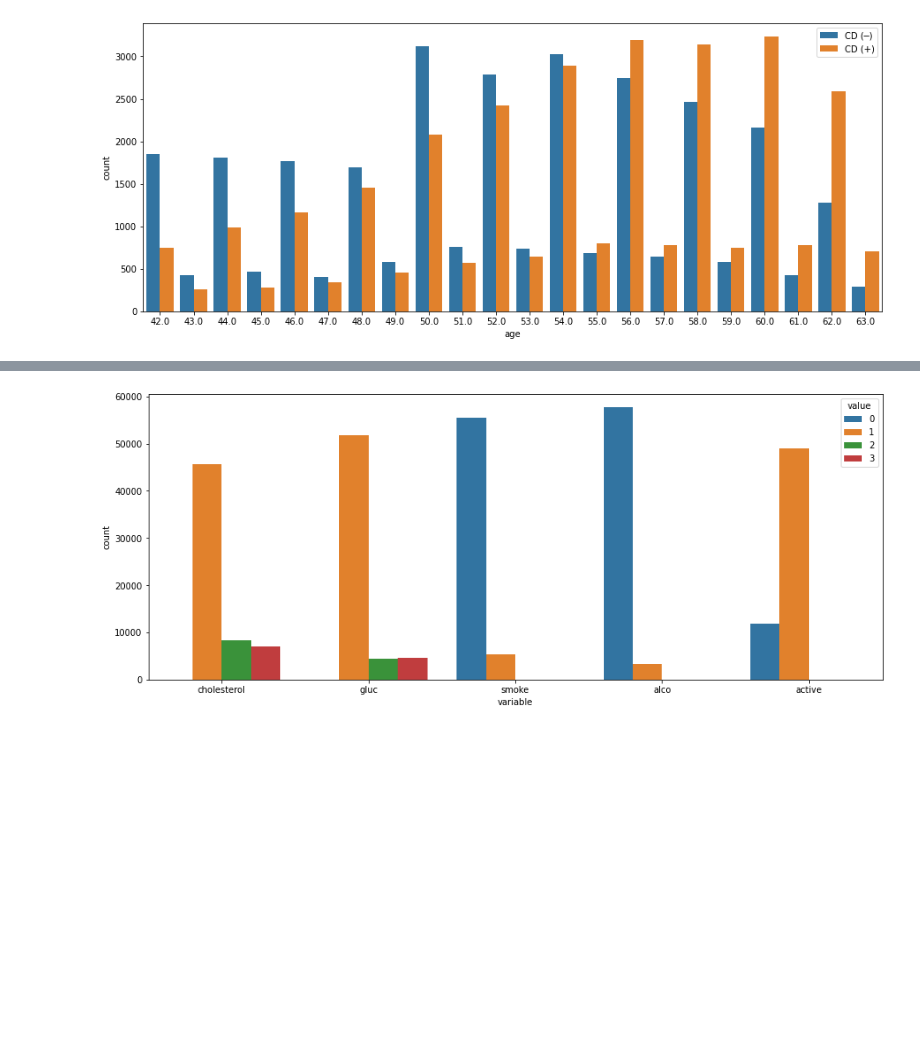
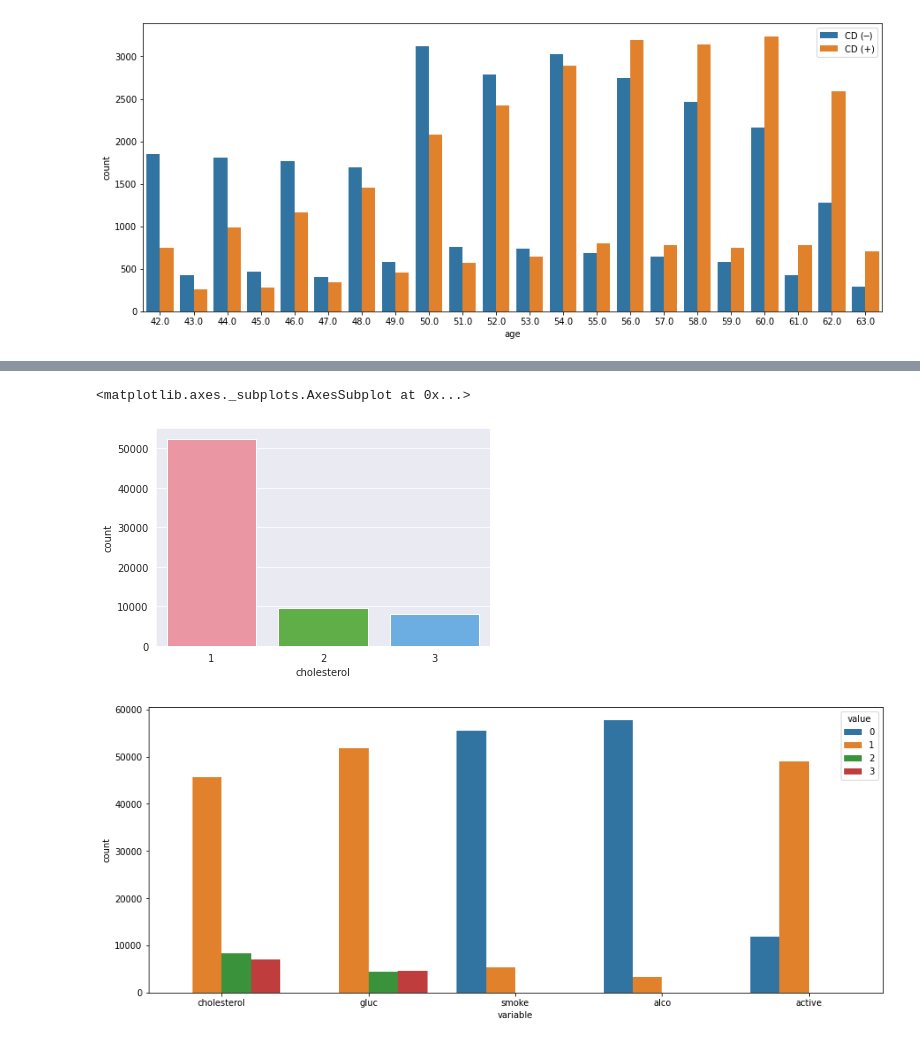
Before and after one commit to Dennieeeee/Heart-Disease, a Jupyter notebook: Cardiovascular_心血管.ipynb, the cells around one changed output, grey strips where cells are left out. Drawn from its saved outputs; the diff is of its cells as text; code cells hidden in the pictures; blank space fills up the shorter version.

```diff
--- a/Cardiovascular_心血管.ipynb
+++ b/Cardiovascular_心血管.ipynb
@@ -260,3 +259,8 @@ sns.lineplot('age', 'bmi', hue = 'gender', data=df_cleaned)
+# %%
+sns.countplot(df['cholesterol'], data=df_cleaned)
+# %% [output]
+<matplotlib.axes._subplots.AxesSubplot at 0x...>
+[figure, added]
 # %%
 plt.figure(figsize=(15,6))
 df_categorical = df_cleaned.loc[:,['cholesterol','gluc', 'smoke', 'alco', 'active']]
```
Also changed, not shown: parts of 13 cells of this notebook.
